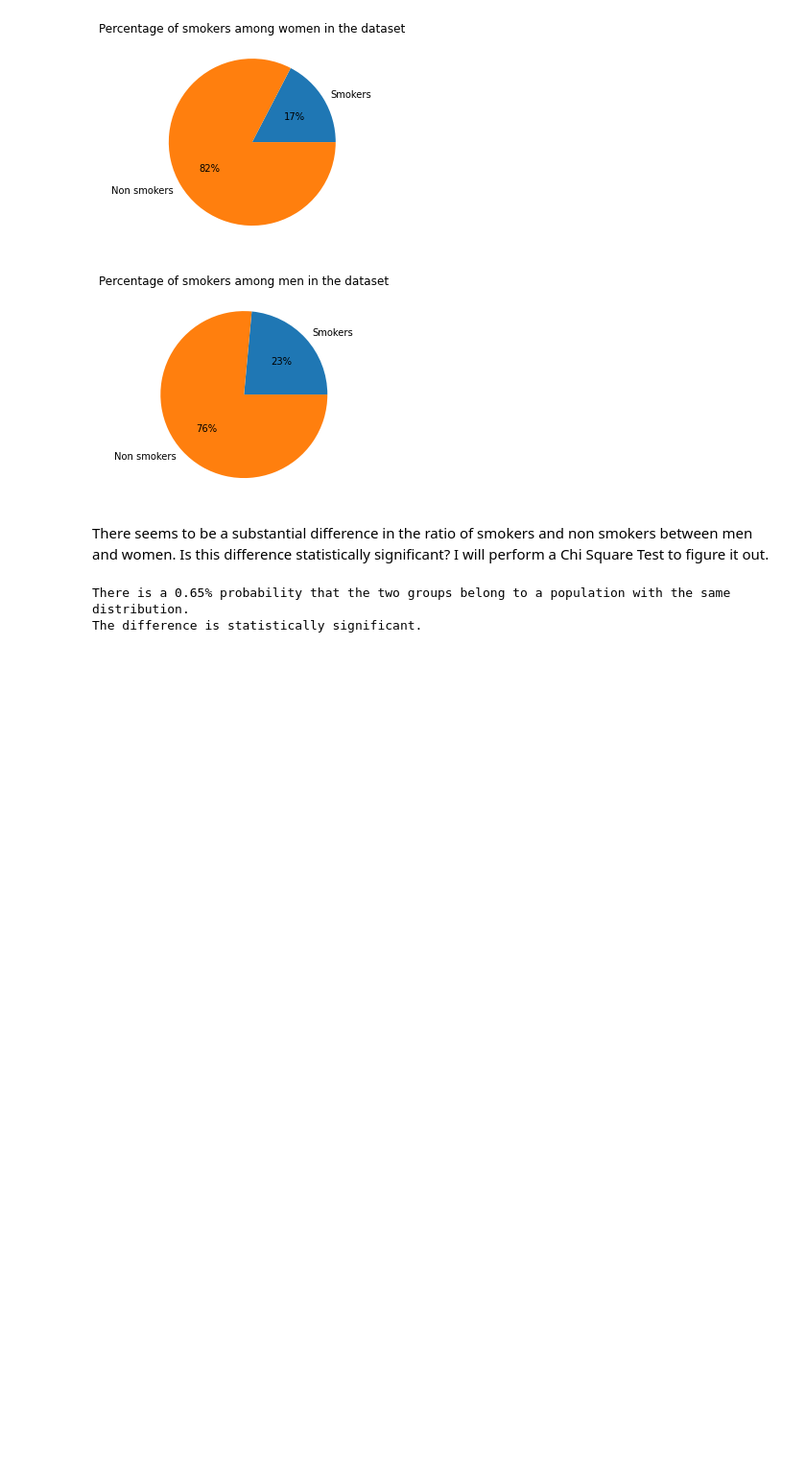
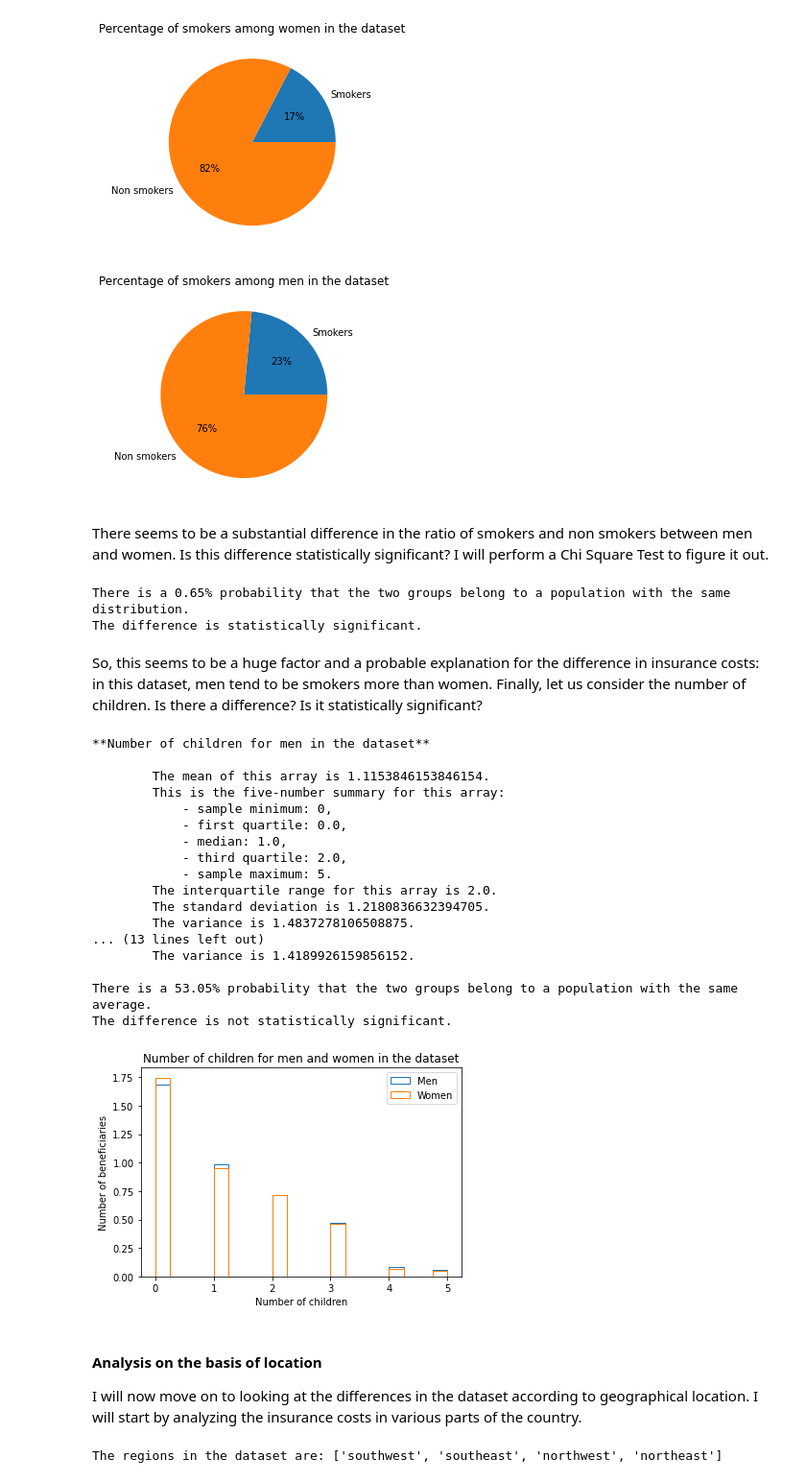
Before and after one commit to gesaretto/notebooks, a Jupyter notebook: medical_insurance_costs_project/us-medical-insurance-costs.ipynb, the cells around one changed output. Shown: that part at 96% size. Drawn from its saved outputs; the diff is of its cells as text; code cells hidden in the pictures; blank space fills up the shorter version.

Commit message:
update medical costs project

```diff
--- a/medical_insurance_costs_project/us-medical-insurance-costs.ipynb
+++ b/medical_insurance_costs_project/us-medical-insurance-costs.ipynb
@@ -389,3 +390,49 @@ smoker_sex_pval = perform_chi2_test(smoker_sex_contingency)
 # %% [output]
 There is a 0.65% probability that the two groups belong to a population with the same distribution.
 The difference is statistically significant.
+# %% [markdown]
+So, this seems to be a huge factor and a probable explanation for the difference in insurance costs: in this dataset, men tend to be smokers more than women.
+Finally, let us consider the number of children. Is there a difference? Is it statistically significant?
+# %%
+male_children = df[df.sex == "male"]["children"]
+print("\n**Number of children for men in the dataset**\n", essential_array_analysis(male_children))
+female_children = df[df.sex == "female"]["children"]
+print("\n**Number of children for women in the dataset**\n", essential_array_analysis(female_children))
+pval_sex_children = perform_2sample_ttest(male_children, female_children)
+plt.hist(male_children, bins=20, histtype="step", density=True)
+plt.hist(female_children, bins=20, histtype="step", density=True)
+plt.title("Number of children for men and women in the dataset")
+plt.legend(["Men", "Women"])
+plt.xlabel("Number of children")
+plt.ylabel("Number of beneficiaries")
+plt.show()
+# %% [output]
+**Number of children for men in the dataset**
+
+        The mean of this array is 1.1153846153846154.
+        This is the five-number summary for this array:
+            - sample minimum: 0,
+            - first quartile: 0.0,
+            - median: 1.0,
+            - third quartile: 2.0,
+            - sample maximum: 5.
+        The interquartile range for this array is 2.0.
+        The standard deviation is 1.2180836632394705.
+        The variance is 1.4837278106508875.
+... (13 lines left out)
+        The variance is 1.4189926159856152.
+
+There is a 53.05% probability that the two groups belong to a population with the same average.
+The difference is not statistically significant.
+[figure, added]
+# %% [markdown]
+#### Analysis on the basis of location
+I will now move on to looking at the differences in the dataset according to geographical location. I will start by analyzing the insurance costs in various parts of the country.
+# %%
+print("The regions in the dataset are:", df.region.unique().tolist())
+costs_southwest = df[df.region == "southwest"]["charges"]
+costs_southeast = df[df.region == "southeast"]["charges"]
+costs_northwest = df[df.region == "northwest"]["charges"]
+costs_northeast = df[df.region == "northeast"]["charges"]
+# %% [output]
+The regions in the dataset are: ['southwest', 'southeast', 'northwest', 'northeast']
```
Also changed, not shown: parts of 7 cells of this notebook.
